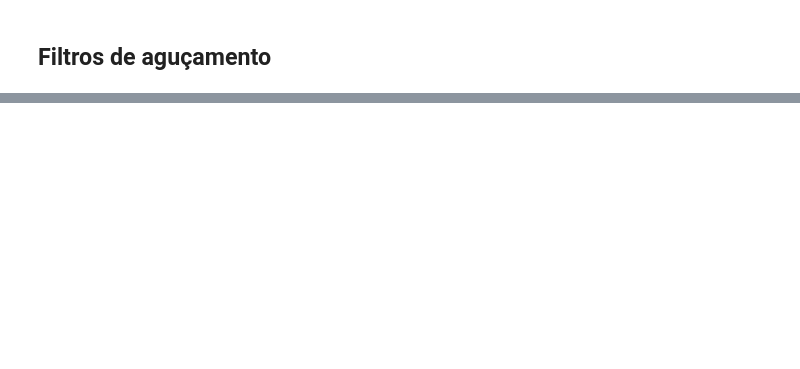
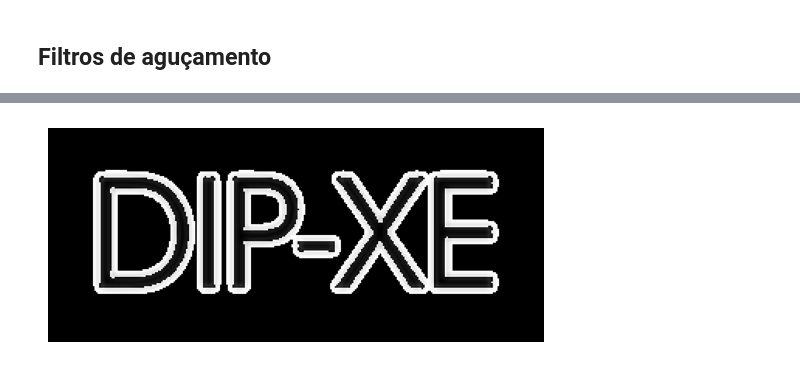
Before and after one commit to eriksonJAguiar/Processamento-imagens, a Jupyter notebook: Codigos/Filtragem.ipynb, the cells around one changed output, grey strips where cells are left out. Cells and saved outputs as stored; diff of their text form; code cells hidden in the pictures; blank space fills up the shorter version.

```diff
--- a/Codigos/Filtragem.ipynb
+++ b/Codigos/Filtragem.ipynb
@@ -445,0 +569,9 @@ plt.show()
+# %%
+#criar mascara
+g_mask = img_placa - blur_img
+# %%
+plt.imshow(g_mask, vmin=0, vmax=255, cmap="gray")
+plt.axis("off")
+plt.show()
+# %% [output]
+[figure, added]
```
Also changed, not shown: parts of 27 cells of this notebook.
